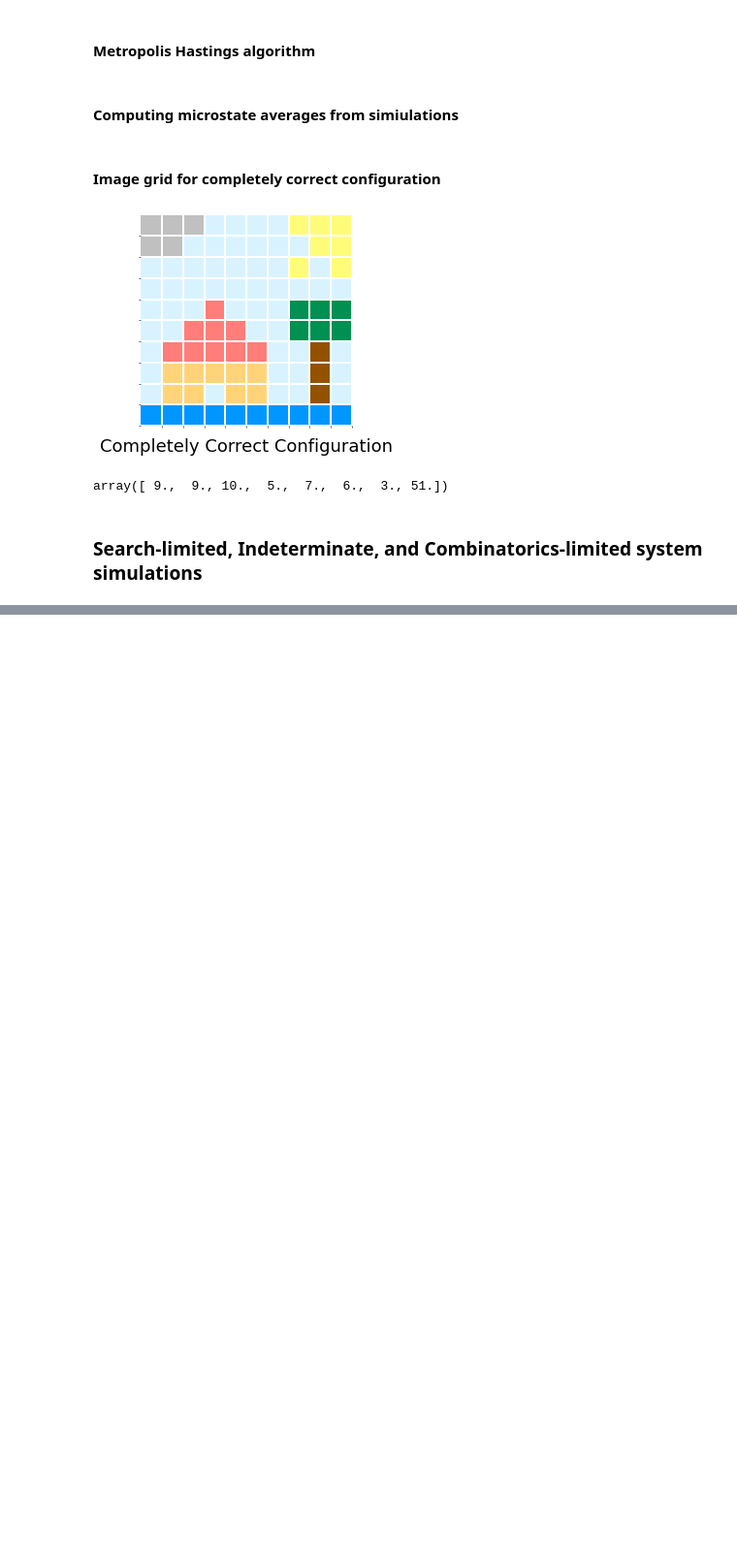
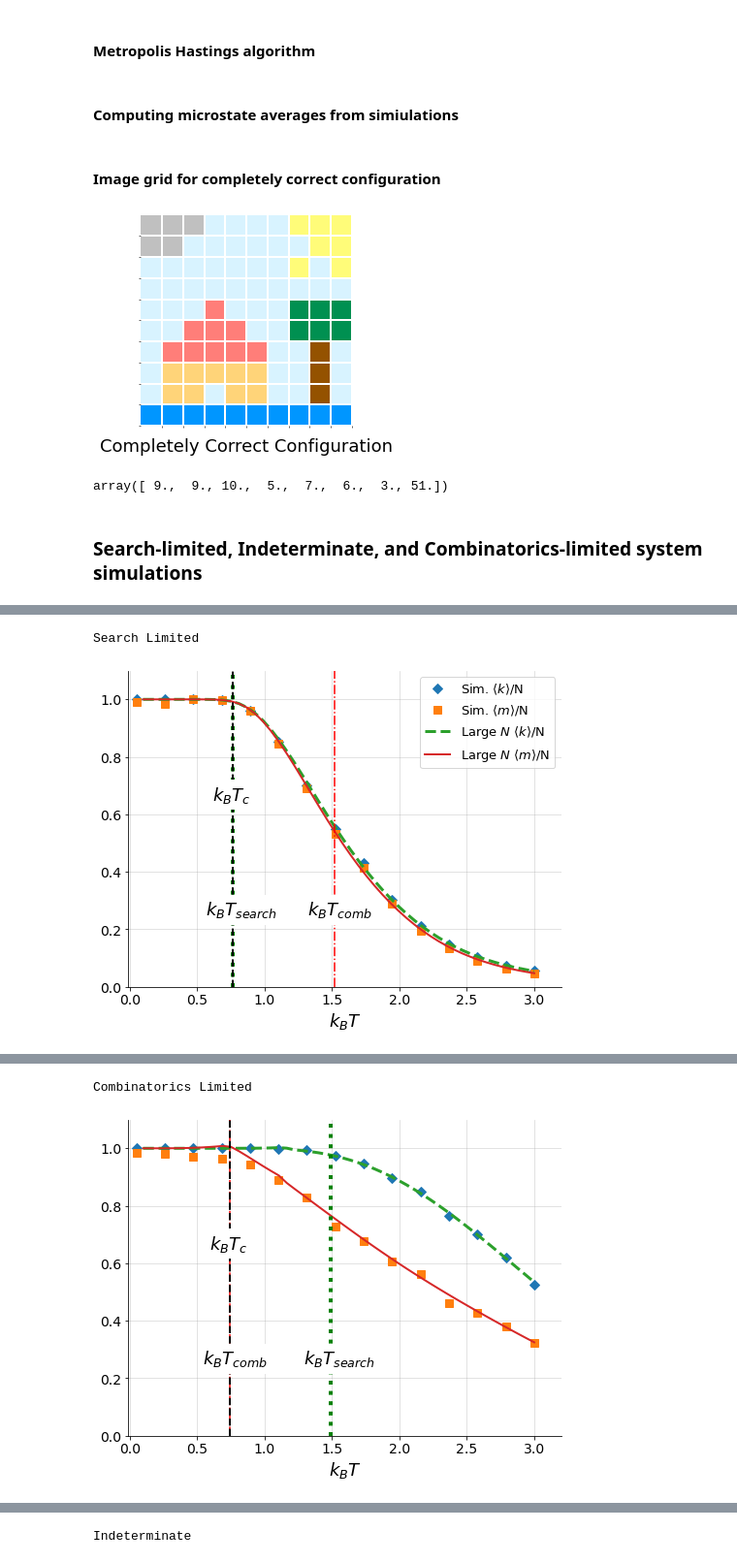
Before and after one commit to mowillia/LigandReceptor, a Jupyter notebook: search_and_combinatorics.ipynb, the cells around one changed output, grey strips where cells are left out. Shown: that part at 97% size. Cells and saved outputs as stored; diff of their text form; code cells hidden in the pictures; blank space fills up the shorter version.

Commit message:
updating search and comb file

```diff
--- a/search_and_combinatorics.ipynb
+++ b/search_and_combinatorics.ipynb
@@ -563,7 +563,8 @@ Tmax = 3.0
 
 npoints = 15 #number of temperature values
 navg = 1 # number of times we run simulation at each temperature; 50 in paper
-temp_vals = np.linspace(Tmin, Tmax, npoints).tolist()
+temp_vals = np.linspace(Tmin, Tmax, npoints).tolist() # simulation temperature values
+Tvals = np.linspace(0.1, 3.0, 50) # analytic temperature values
 
 u = 0
 for type_ in list(sim_k_vals_dict.keys()):
@@ -598,8 +599,8 @@ for type_ in list(sim_k_vals_dict.keys()):
            linestyle = '')
 
     # large N analytical results
-    k_avg_approx_vals = [k_avg_gen(T, E0s, Dels, Evs, Nelems)/np.sum(Nelems) for T in Tvals]
-    m_avg_approx_vals = [m_avg_gen(T, E0s, Dels, Evs, Nelems)/np.sum(Nelems) for T in Tvals]
+    k_avg_approx_vals = [k_avg(T, E0s, Dels, Evs, Nelems)/np.sum(Nelems) for T in Tvals]
+    m_avg_approx_vals = [m_avg(T, E0s, Dels, Evs, Nelems)/np.sum(Nelems) for T in Tvals]
     plt.plot(Tvals, k_avg_approx_vals, label = r'Large $N$ $\langle k \rangle$/N', linestyle= '--', linewidth = 3.0)
     plt.plot(Tvals, m_avg_approx_vals, label = r'Large $N$ $\langle m \rangle$/N', linewidth = 2.0 )
 
@@ -651,3 +652,4 @@ for type_ in list(sim_k_vals_dict.keys()):
 
     print(type_)
     plt.show()
+# %% [output]
@@ -653,0 +657,2 @@ for type_ in list(sim_k_vals_dict.keys()):
+Search Limited
+[figure, added]
@@ -653,0 +660,2 @@ for type_ in list(sim_k_vals_dict.keys()):
+Combinatorics Limited
+[figure, added]
@@ -653,0 +663 @@ for type_ in list(sim_k_vals_dict.keys()):
+Indeterminate
```
Also changed, not shown: parts of 3 cells of this notebook.
